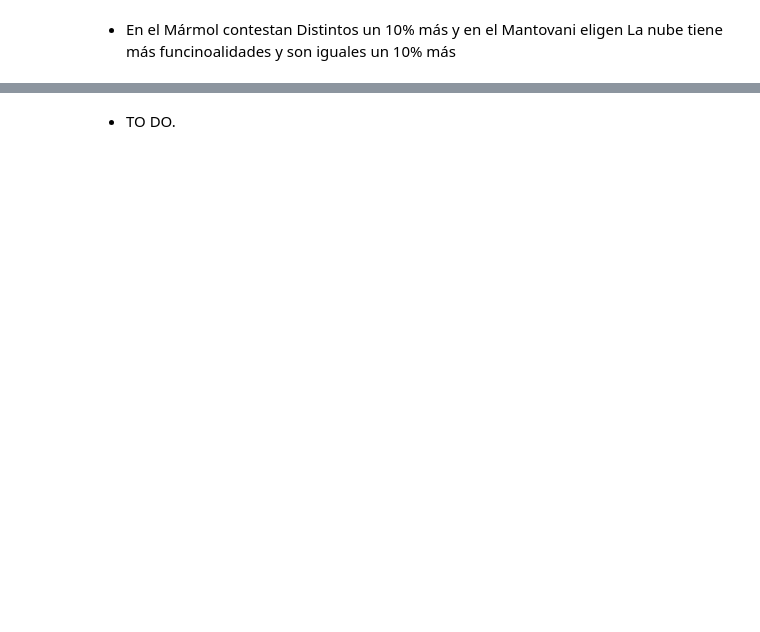
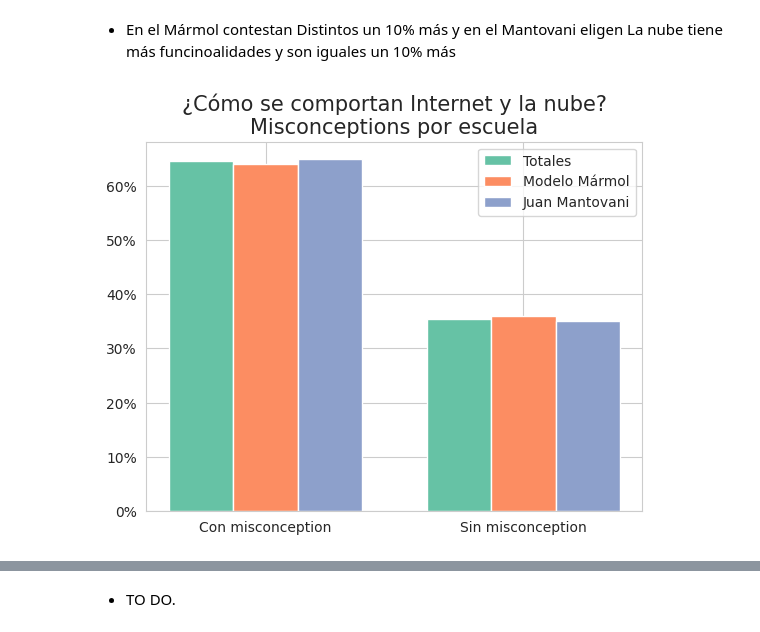
Before and after one commit to fedesassone/tesis, a Jupyter notebook: notebooks/misconceptions/09-Internet_vs_nube/Misconceptions_Internet_vs_nube.ipynb, the cells around one changed output, grey strips where cells are left out. Saved outputs shown, nothing was run; the diff lists cells and outputs as text; code cells hidden in the pictures; blank space fills up the shorter version.

```diff
--- a/notebooks/misconceptions/09-Internet_vs_nube/Misconceptions_Internet_vs_nube.ipynb
+++ b/notebooks/misconceptions/09-Internet_vs_nube/Misconceptions_Internet_vs_nube.ipynb
@@ -71,42 +75,35 @@ dfs = [data_total, data_marmol, data_mantovani]
 result = pd.concat(dfs, axis=1, ignore_index=True)
 result = result.rename(columns={0: "Totales", 1: "Modelo Mármol", 2: "Juan Mantovani"},
                        index={"Internet y la nube tienen algunas funciones comunes y algunas funciones distintas.": "Distintas",
                               "No sé.": "No sé",
                               "Con Internet podemos hacer más cosas que con la nube.": "Internet\n>\nnube",
                               "Con la nube podemos hacer más cosas que con Internet.": "Nube\n>\nInternet",
                               "Internet y la nube no tienen funciones en común.":"Disjuntos",
                               "Podemos hacer exactamente lo mismo con Internet que con la nube.": "Iguales"}).fillna(0)
 
 df_con_mis = result.loc[(result.index == 'Disjuntos') |
                         (result.index == 'Iguales') |
                         (result.index == 'Nube\n>\nInternet')].sum()
 
-result = pd.concat([ df_con_mis,
-                     result.loc[result.index=='No sé'].sum(),
-                     result.loc[result.index=='Distintas'].sum(),
-                     result.loc[result.index=='Internet\n>\nnube'].sum(),
-                     ], axis=1, ignore_index=True)
-
-
-result = result.rename(columns={0: "Con\nmisconception",
-                                1: "No sé",
-                                2: "Distintas",
-                                3: "Internet\n>\nnube"}).transpose()
+result = pd.concat([df_con_mis, df_sin_mis], axis=1, ignore_index=True)
+result = result.rename(columns={0: "Con misconception", 1: "Sin misconception"}).transpose()
 
 bar_width = 0.25
 
 br1 = np.arange(len(result['Totales']))
 br2 = [x + bar_width for x in br1]
 br3 = [x + bar_width for x in br2]
 
 plt.bar(br1,result['Totales'],        width=bar_width, label = 'Totales')
 plt.bar(br2,result['Modelo Mármol'],  width=bar_width, label = 'Modelo Mármol')
 plt.bar(br3,result['Juan Mantovani'], width=bar_width, label = 'Juan Mantovani')
 
 plt.gca().yaxis.set_major_formatter(PercentFormatter(1))
 if include_title:
        plt.title("¿Cómo se comportan Internet y la nube?\nMisconceptions por escuela", fontsize=15)
 plt.xticks([x + bar_width for x in br1], result.index)
-plt.legend(loc='center left', bbox_to_anchor=(1, 0.5))
+plt.legend()
 
 plt.savefig(fig_name_prefix + '_misco_agregadas_por_escuela' + file_ext, bbox_inches='tight', dpi=dpi_value)
+# %% [output]
+[figure, added]
```
Also changed, not shown: parts of 12 cells of this notebook, 13 other files.
